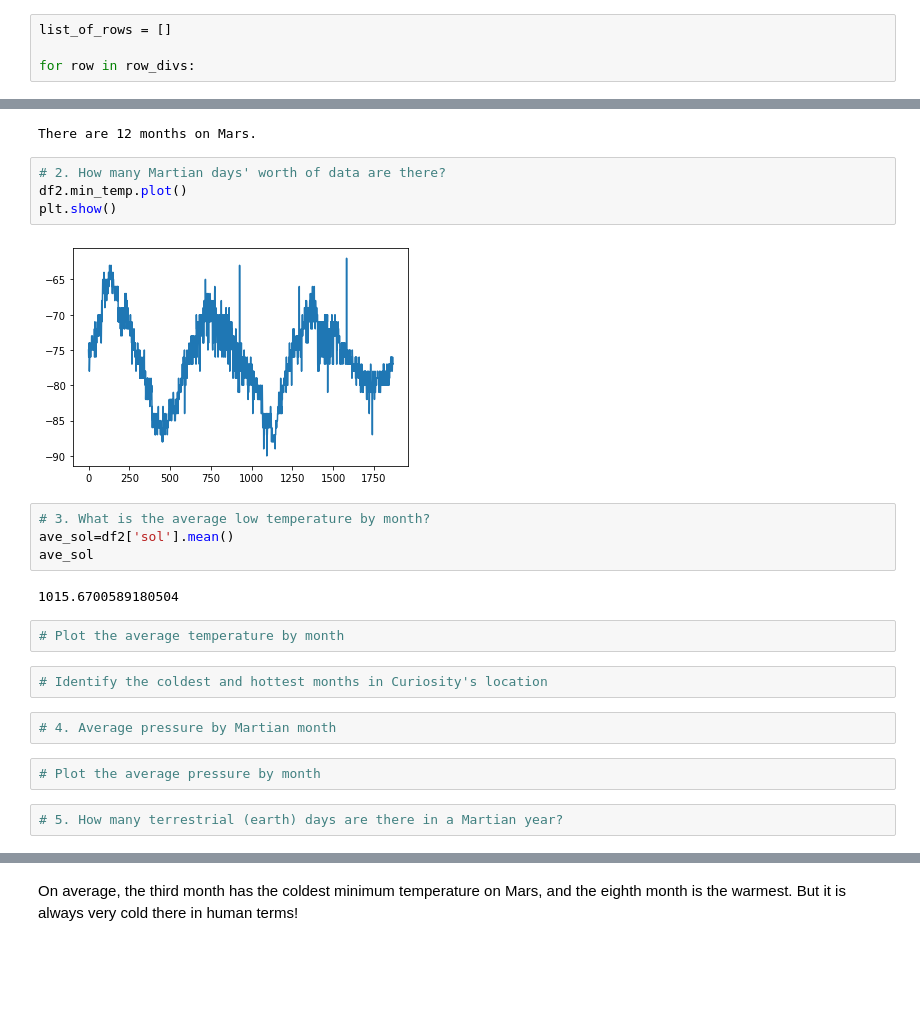
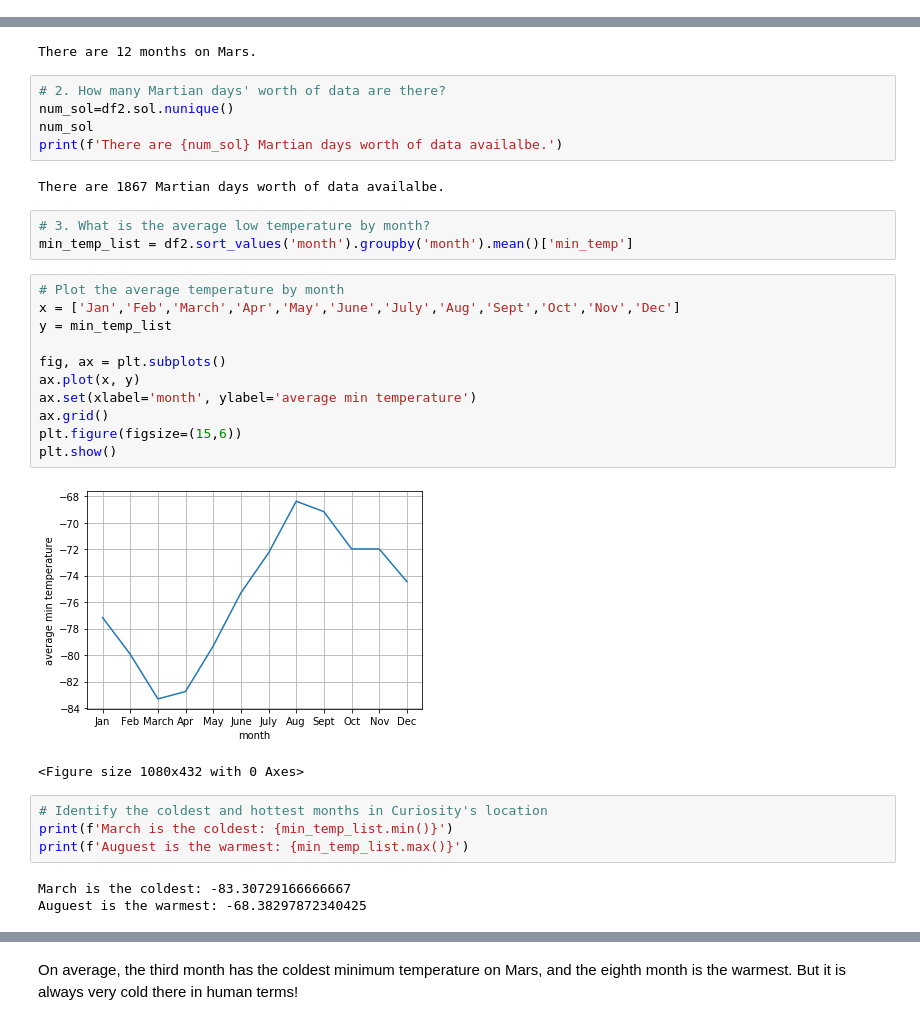
Before and after one commit to xuan-ds/Module_11_Challenge, a Jupyter notebook: Starter_Code/part_2_mars_weather.ipynb, the cells around one changed output, grey strips where cells are left out. Drawn from its saved outputs; the diff is of its cells as text; blank space fills up the shorter version.

```diff
--- a/Starter_Code/part_2_mars_weather.ipynb
+++ b/Starter_Code/part_2_mars_weather.ipynb
@@ -70,10 +50,6 @@ Assemble the scraped data into a Pandas DataFrame. The columns should have the s
 * `month`: the Martian month
 * `min_temp`: the minimum temperature, in Celsius, of a single Martian day (sol)
 * `pressure`: The atmospheric pressure at Curiosity's location
-# %%
-list_of_rows = []
-
-for row in row_divs:
 # %%
 # Create an empty list
 list_of_rows = []
@@ -209,23 +158,32 @@ print(f'There are {len(mars_months)} months on Mars.')
 There are 12 months on Mars.
 # %%
 # 2. How many Martian days' worth of data are there?
-df2.min_temp.plot()
-plt.show()
+num_sol=df2.sol.nunique()
+num_sol
+print(f'There are {num_sol} Martian days worth of data availalbe.')
 # %% [output]
-[figure, removed]
+There are 1867 Martian days worth of data availalbe.
 # %%
 # 3. What is the average low temperature by month?
-ave_sol=df2['sol'].mean()
-ave_sol
+min_temp_list = df2.sort_values('month').groupby('month').mean()['min_temp']
-# %% [output]
-1015.6700589180504
-# %%
-# Plot the average temperature by month
+# %%
+# Plot the average temperature by month
+x = ['Jan','Feb','March','Apr','May','June','July','Aug','Sept','Oct','Nov','Dec']
+y = min_temp_list
+
+fig, ax = plt.subplots()
+ax.plot(x, y)
+ax.set(xlabel='month', ylabel='average min temperature')
+ax.grid()
+plt.figure(figsize=(15,6))
+plt.show()
+# %% [output]
+[figure, added]
+<Figure size 1080x432 with 0 Axes>
 # %%
 # Identify the coldest and hottest months in Curiosity's location
+print(f'March is the coldest: {min_temp_list.min()}')
+print(f'Auguest is the warmest: {min_temp_list.max()}')
+# %% [output]
+March is the coldest: -83.30729166666667
+Auguest is the warmest: -68.38297872340425
-# %%
-# 4. Average pressure by Martian month
-# %%
-# Plot the average pressure by month
-# %%
-# 5. How many terrestrial (earth) days are there in a Martian year?
```
Also changed, not shown: parts of 8 cells of this notebook, 3 other files.
